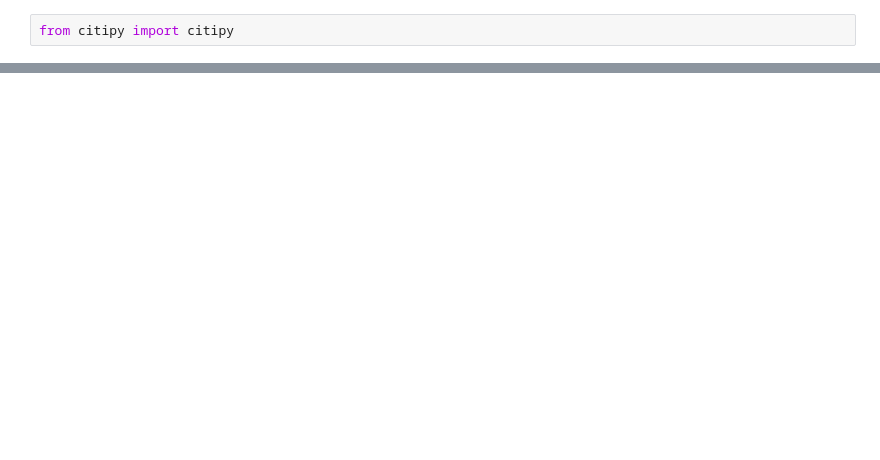
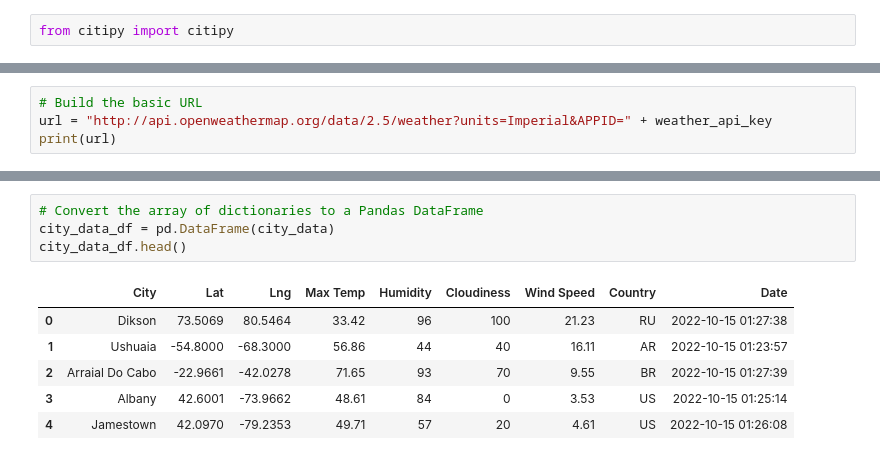
Before and after one commit to dnobles510/World_Weather_Analysis, a Jupyter notebook: WeatherPy.ipynb, the cells around one changed output, grey strips where cells are left out. Saved outputs shown, nothing was run; the diff lists cells and outputs as text; blank space fills up the shorter version.

```diff
--- a/WeatherPy.ipynb
+++ b/WeatherPy.ipynb
@@ -54,0 +61,4 @@ len(cities)
+# %%
+# Build the basic URL
+url = "http://api.openweathermap.org/data/2.5/weather?units=Imperial&APPID=" + weather_api_key
+print(url)
@@ -54,0 +150,11 @@ len(cities)
+# %%
+# Convert the array of dictionaries to a Pandas DataFrame
+city_data_df = pd.DataFrame(city_data)
+city_data_df.head()
+# %% [output]
+|  | City | Lat | Lng | Max Temp | Humidity | Cloudiness | Wind Speed | Country | Date |
+| 0 | Dikson | 73.5069 | 80.5464 | 33.42 | 96 | 100 | 21.23 | RU | 2022-10-15 01:27:38 |
+| 1 | Ushuaia | -54.8000 | -68.3000 | 56.86 | 44 | 40 | 16.11 | AR | 2022-10-15 01:23:57 |
+| 2 | Arraial Do Cabo | -22.9661 | -42.0278 | 71.65 | 93 | 70 | 9.55 | BR | 2022-10-15 01:27:39 |
+| 3 | Albany | 42.6001 | -73.9662 | 48.61 | 84 | 0 | 3.53 | US | 2022-10-15 01:25:14 |
+| 4 | Jamestown | 42.0970 | -79.2353 | 49.71 | 57 | 20 | 4.61 | US | 2022-10-15 01:26:08 |
```
Also changed, not shown: parts of 9 cells of this notebook, 5 other files.
